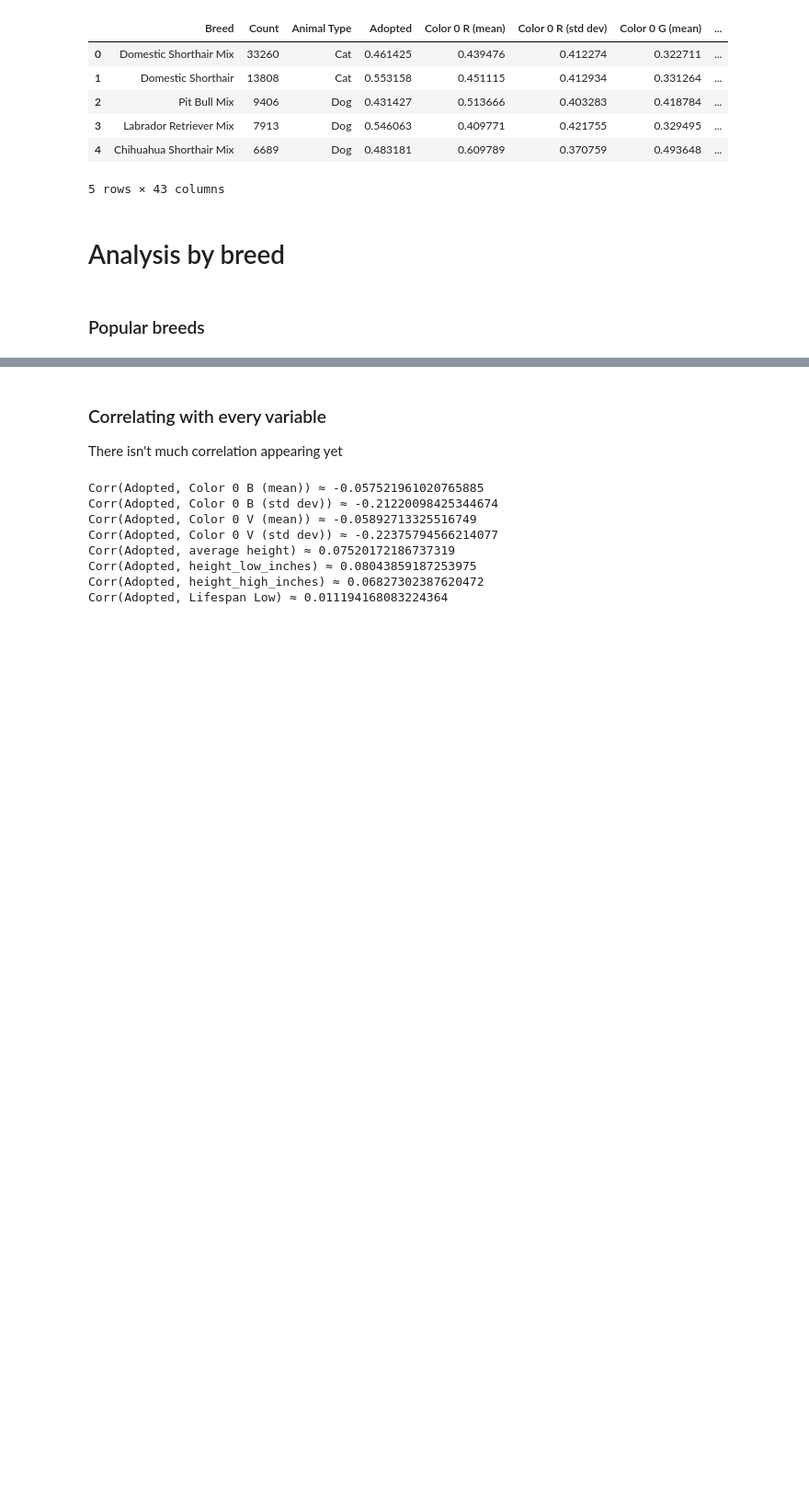
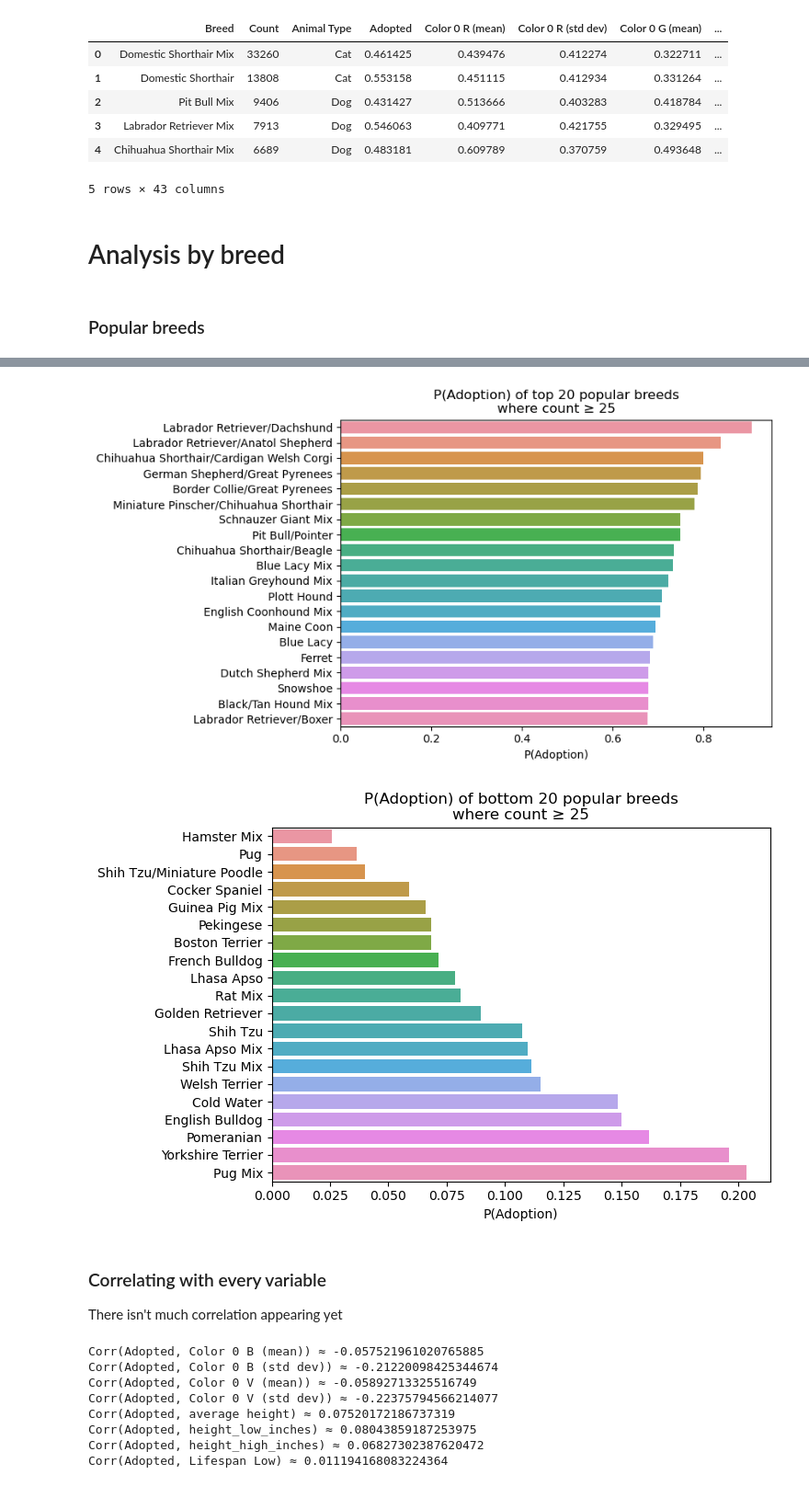
Before and after one commit to i12345/AustinAnimalCenterAnalysis, a Jupyter notebook: corr.ipynb, the cells around one changed output, grey strips where cells are left out. Shown at 92% size. Cells and saved outputs as stored; diff of their text form; code cells hidden in the pictures; blank space fills up the shorter version.

```diff
--- a/corr.ipynb
+++ b/corr.ipynb
@@ -77,3 +77,35 @@ plt.show()
+# %%
+n = 25
+df_breeds_with_info_sorted_by_breed = df_breeds_with_info.loc[df_breeds_with_info.Count >= n]
+
+k = 20
+
+plt.figure(figsize=(7,5))
+sns.barplot(
+    data=df_breeds_with_info_sorted_by_breed.sort_values('Adopted', ascending=False).head(k),
+    x='Adopted',
+    y='Breed',
+    errorbar=None,
+)
+plt.xlabel('P(Adoption)')
+plt.ylabel(None)
+plt.title(f'P(Adoption) of top {k} popular breeds\nwhere count ≥ {n}')
+plt.show()
+
+plt.figure(figsize=(7,5))
+sns.barplot(
+    data=df_breeds_with_info_sorted_by_breed.sort_values('Adopted', ascending=True).head(k),
+    x='Adopted',
+    y='Breed',
+    errorbar=None,
+)
+plt.xlabel('P(Adoption)')
+plt.ylabel(None)
+plt.title(f'P(Adoption) of bottom {k} popular breeds\nwhere count ≥ {n}')
+plt.show()
+# %% [output]
+[figure, added]
+[figure, added]
 # %% [markdown]
 ### Correlating with every variable
 
```
Also changed, not shown: parts of 1 cell of this notebook.
